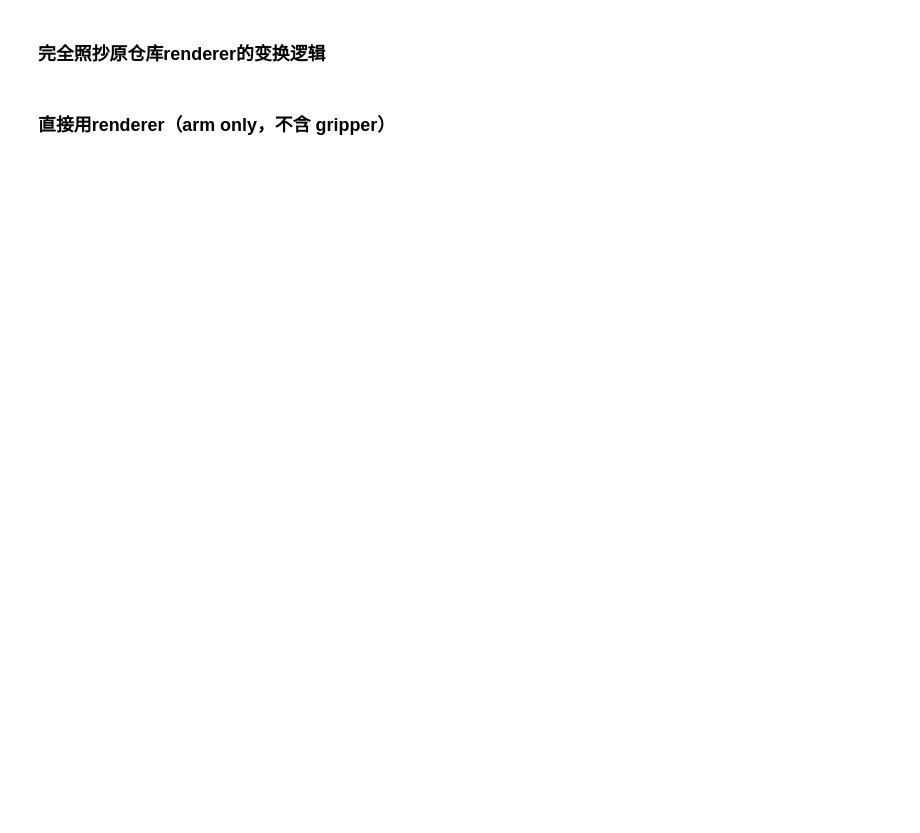
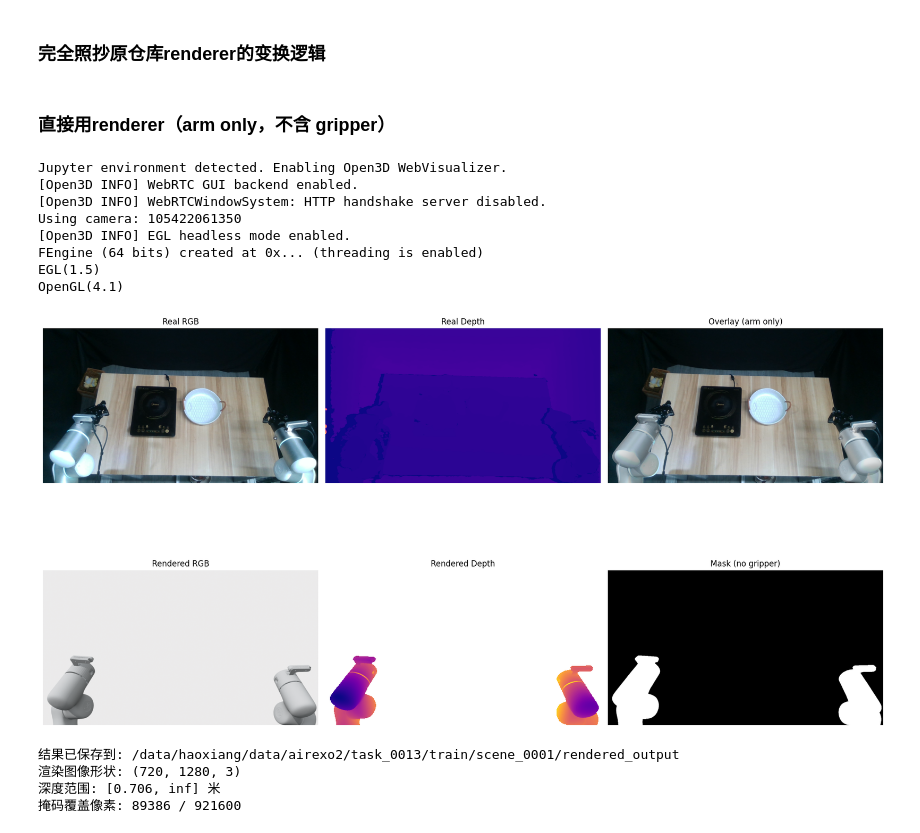
Before and after one commit to 1JI0O/RISE-2, a Jupyter notebook: reconstruct_two_arm.ipynb, the cells around one changed output. Saved outputs shown, nothing was run; the diff lists cells and outputs as text; code cells hidden in the pictures; blank space fills up the shorter version.

```diff
--- a/reconstruct_two_arm.ipynb
+++ b/reconstruct_two_arm.ipynb
@@ -196,9 +7,20 @@ import k3d
 import trimesh
 import os
 from omegaconf import OmegaConf
-from airexo.airexo.helpers.urdf_robot import forward_kinematic
-from airexo.airexo.helpers.constants import ROBOT_PREDEFINED_TRANSFORMATION, O3D_RENDER_TRANSFORMATION
-from airexo.airexo.calibration.calib_info import CalibrationInfo
+
+import sys
+
+pkg_root = os.path.abspath("airexo")
+if pkg_root not in sys.path:
+    sys.path.insert(0, pkg_root)
+# 如果之前在同一 kernel 里执行过 `from airexo.airexo...`，
+# 需要清理缓存，避免命名空间包 `airexo` 残留。
+for _m in [m for m in list(sys.modules.keys()) if m == "airexo" or m.startswith("airexo.")]:
+    del sys.modules[_m]
+
+from airexo.helpers.urdf_robot import forward_kinematic
+from airexo.helpers.constants import ROBOT_PREDEFINED_TRANSFORMATION, O3D_RENDER_TRANSFORMATION
+from airexo.calibration.calib_info import CalibrationInfo
 import open3d as o3d
 
 # ========== 1. 读取关节数据 ==========
@@ -295,8 +117,16 @@ import numpy as np
 import matplotlib.pyplot as plt
 import cv2
 import os
+import sys
 from omegaconf import OmegaConf
-from airexo.airexo.calibration.calib_info import CalibrationInfo
+
+pkg_root = os.path.abspath("airexo")
+if pkg_root not in sys.path:
+    sys.path.insert(0, pkg_root)
+for _m in [m for m in list(sys.modules.keys()) if m == "airexo" or m.startswith("airexo.")]:
+    del sys.modules[_m]
+
+from airexo.calibration.calib_info import CalibrationInfo
 # ArmOnlyRobotRenderer 继承自 airexo RobotRenderer，渲染时过滤掉 gripper link，
 # 使 render_mask() 只覆盖机械臂连杆（link1..7），不含夹爪。
 from mask.renderer import ArmOnlyRobotRenderer
@@ -374,30 +204,44 @@ overlay_rgb[mask_bool] = (
     real_rgb[mask_bool] * (1 - alpha)
 ).astype(np.uint8)
 
 # ========== 8. 可视化 ==========
 fig, axes = plt.subplots(2, 3, figsize=(18, 12))
 
 axes[0, 0].imshow(real_rgb);        axes[0, 0].set_title("Real RGB");              axes[0, 0].axis('off')
 axes[0, 1].imshow(real_depth, cmap='plasma'); axes[0, 1].set_title("Real Depth"); axes[0, 1].axis('off')
 axes[0, 2].imshow(overlay_rgb);     axes[0, 2].set_title("Overlay (arm only)");   axes[0, 2].axis('off')
 
 axes[1, 0].imshow(rendered_rgb);    axes[1, 0].set_title("Rendered RGB");          axes[1, 0].axis('off')
 axes[1, 1].imshow(rendered_depth, cmap='plasma'); axes[1, 1].set_title("Rendered Depth"); axes[1, 1].axis('off')
 axes[1, 2].imshow(rendered_mask, cmap='gray'); axes[1, 2].set_title("Mask (no gripper)"); axes[1, 2].axis('off')
 
 plt.tight_layout()
 plt.show()
 
 # ========== 9. 保存结果 ==========
 output_dir = os.path.join(scene_path, "rendered_output")
 os.makedirs(output_dir, exist_ok=True)
 
 cv2.imwrite(os.path.join(output_dir, "rendered_rgb.png"),   cv2.cvtColor(rendered_rgb, cv2.COLOR_RGB2BGR))
 cv2.imwrite(os.path.join(output_dir, "rendered_depth.png"), (rendered_depth * 1000).astype(np.uint16))
 cv2.imwrite(os.path.join(output_dir, "rendered_mask.png"),  rendered_mask)
 cv2.imwrite(os.path.join(output_dir, "overlay.png"),        cv2.cvtColor(overlay_rgb, cv2.COLOR_RGB2BGR))
 
 print(f"\n结果已保存到: {output_dir}")
 print(f"渲染图像形状: {rendered_rgb.shape}")
 print(f"深度范围: [{rendered_depth.min():.3f}, {rendered_depth.max():.3f}] 米")
 print(f"掩码覆盖像素: {(rendered_mask > 0).sum()} / {rendered_mask.size}")
+# %% [output]
+Jupyter environment detected. Enabling Open3D WebVisualizer.
+[Open3D INFO] WebRTC GUI backend enabled.
+[Open3D INFO] WebRTCWindowSystem: HTTP handshake server disabled.
+Using camera: 105422061350
+[Open3D INFO] EGL headless mode enabled.
+FEngine (64 bits) created at 0x... (threading is enabled)
+EGL(1.5)
+OpenGL(4.1)
+[figure, added]
+结果已保存到: /data/haoxiang/data/airexo2/task_0013/train/scene_0001/rendered_output
+渲染图像形状: (720, 1280, 3)
+深度范围: [0.706, inf] 米
+掩码覆盖像素: 89386 / 921600
```
Also changed, not shown: parts of 4 cells of this notebook, 1 other file.
